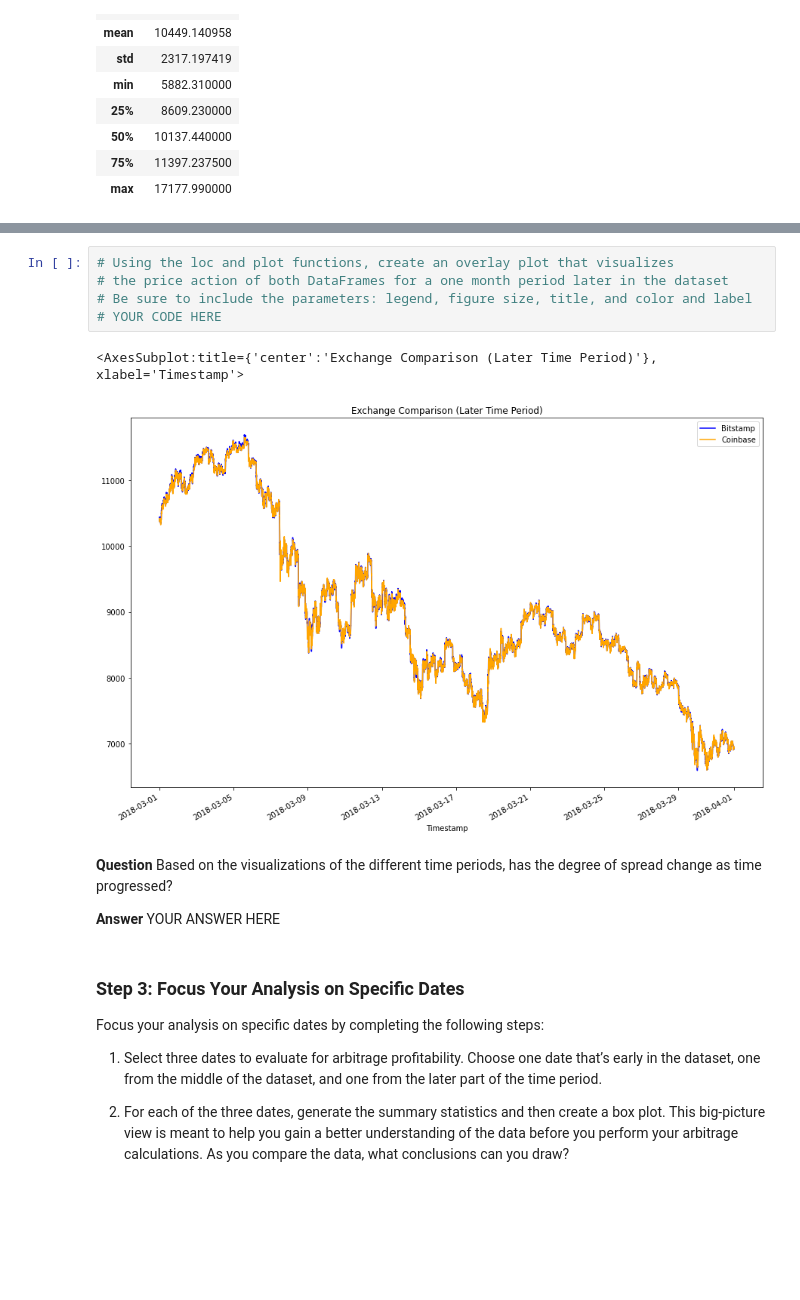
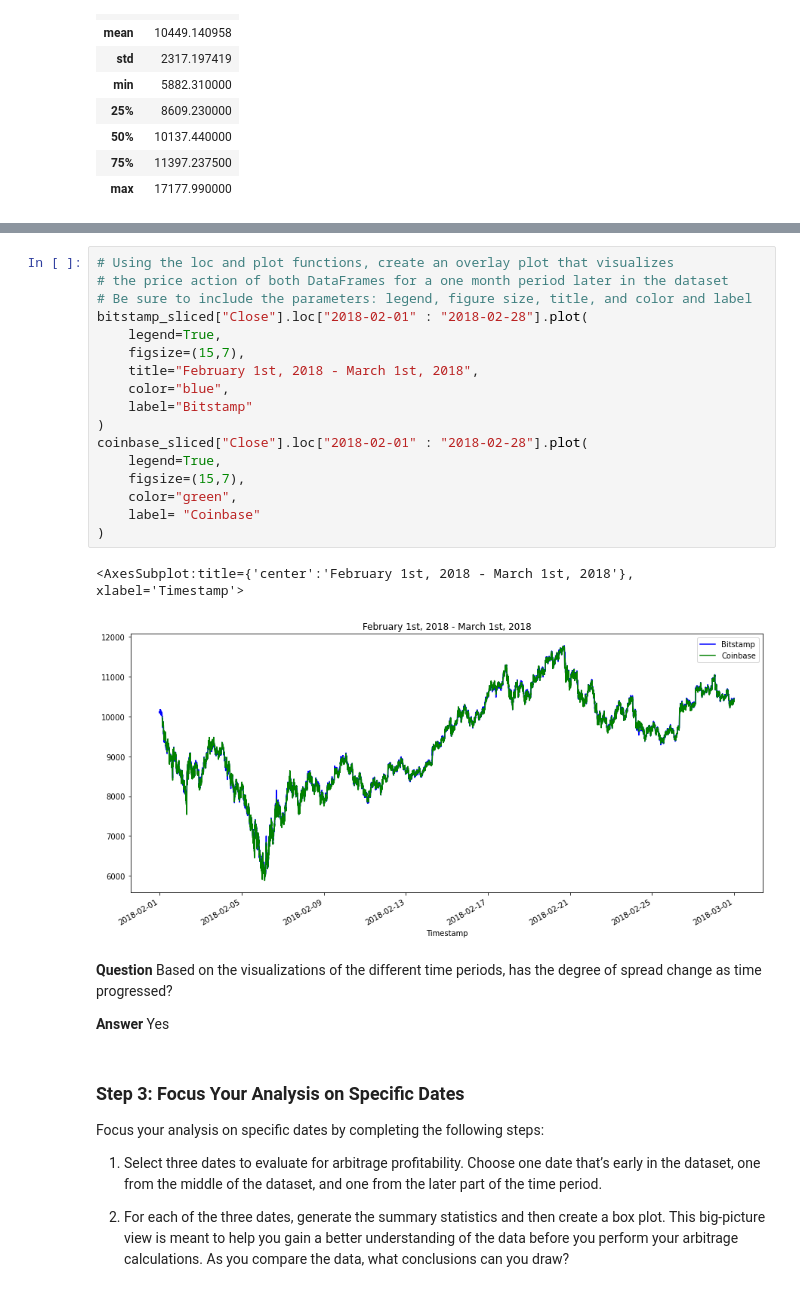
Before and after one commit to BrownTD/Crypto-Arbitrage-Bitcoin-Coinbase, a Jupyter notebook: Module_3_Challenge.ipynb, the cells around one changed output, grey strips where cells are left out. Cells and saved outputs as stored; diff of their text form; blank space fills up the shorter version.

```diff
--- a/Module_3_Challenge.ipynb
+++ b/Module_3_Challenge.ipynb
@@ -280,15 +305,27 @@ coinbase_sliced.describe()
 # %%
 # Using the loc and plot functions, create an overlay plot that visualizes
 # the price action of both DataFrames for a one month period later in the dataset
 # Be sure to include the parameters: legend, figure size, title, and color and label
-# YOUR CODE HERE
+bitstamp_sliced["Close"].loc["2018-02-01" : "2018-02-28"].plot(
+    legend=True,
+    figsize=(15,7),
+    title="February 1st, 2018 - March 1st, 2018",
+    color="blue",
+    label="Bitstamp"
+)
+coinbase_sliced["Close"].loc["2018-02-01" : "2018-02-28"].plot(
+    legend=True,
+    figsize=(15,7),
+    color="green",
+    label= "Coinbase"
+)
 # %% [output]
-<AxesSubplot:title={'center':'Exchange Comparison (Later Time Period)'}, xlabel='Timestamp'>
+<AxesSubplot:title={'center':'February 1st, 2018 - March 1st, 2018'}, xlabel='Timestamp'>
-[figure, old version]
+[figure, new version]
 # %% [markdown]
 **Question** Based on the visualizations of the different time periods, has the degree of spread change as time progressed?
 
-**Answer** YOUR ANSWER HERE
+**Answer** Yes
 # %% [markdown]
 ### Step 3: Focus Your Analysis on Specific Dates
 
```
Also changed, not shown: parts of 25 cells of this notebook.
